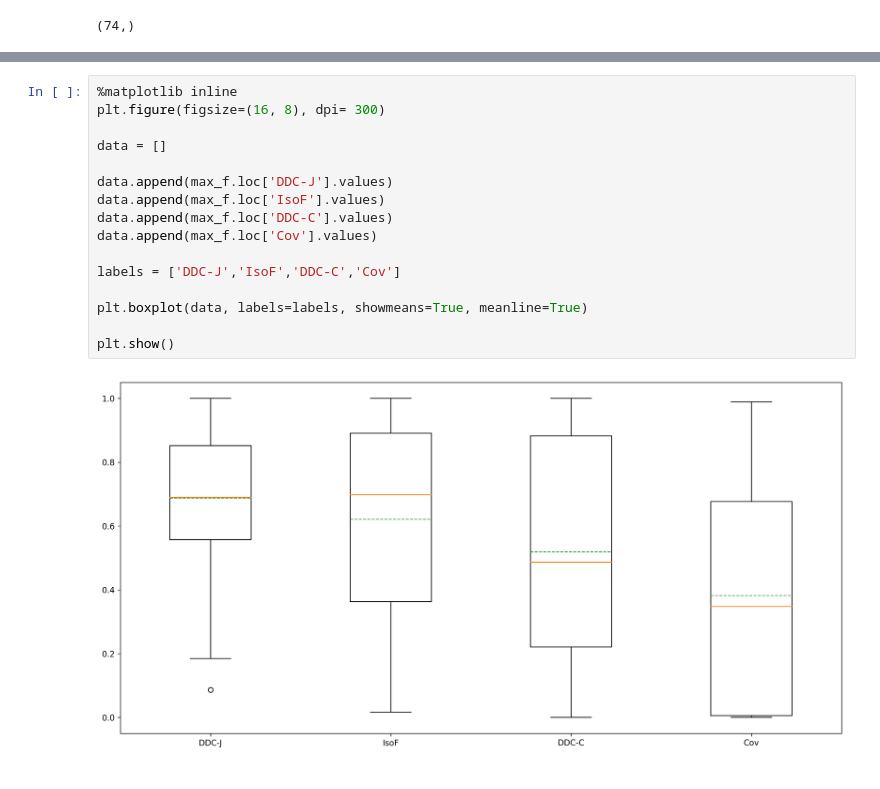
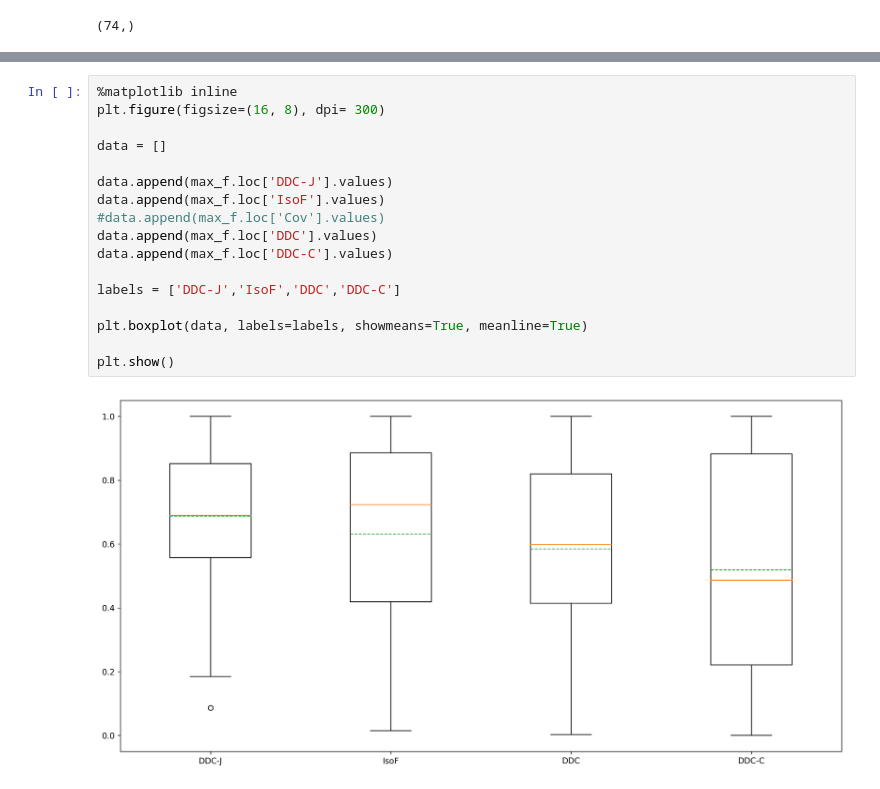
Before and after one commit to nlp-pucrs/prescription-outliers, a Jupyter notebook: paper_exp/Sec_VI_Boxplot.ipynb, the cells around one changed output, grey strips where cells are left out. Saved outputs shown, nothing was run; the diff lists cells and outputs as text.

```diff
--- a/paper_exp/Sec_VI_Boxplot.ipynb
+++ b/paper_exp/Sec_VI_Boxplot.ipynb
@@ -51,18 +52,19 @@ display(results)
 # %%
 %matplotlib inline
 plt.figure(figsize=(16, 8), dpi= 300)
 
 data = []
 
 data.append(max_f.loc['DDC-J'].values)
 data.append(max_f.loc['IsoF'].values)
+#data.append(max_f.loc['Cov'].values)
+data.append(max_f.loc['DDC'].values)
 data.append(max_f.loc['DDC-C'].values)
-data.append(max_f.loc['Cov'].values)
 
-labels = ['DDC-J','IsoF','DDC-C','Cov']
+labels = ['DDC-J','IsoF','DDC','DDC-C']
 
 plt.boxplot(data, labels=labels, showmeans=True, meanline=True)
 
 plt.show()
 # %% [output]
-[figure, old version]
+[figure, new version]
```
Also changed, not shown: parts of 1 cell of this notebook, 4 other files.
